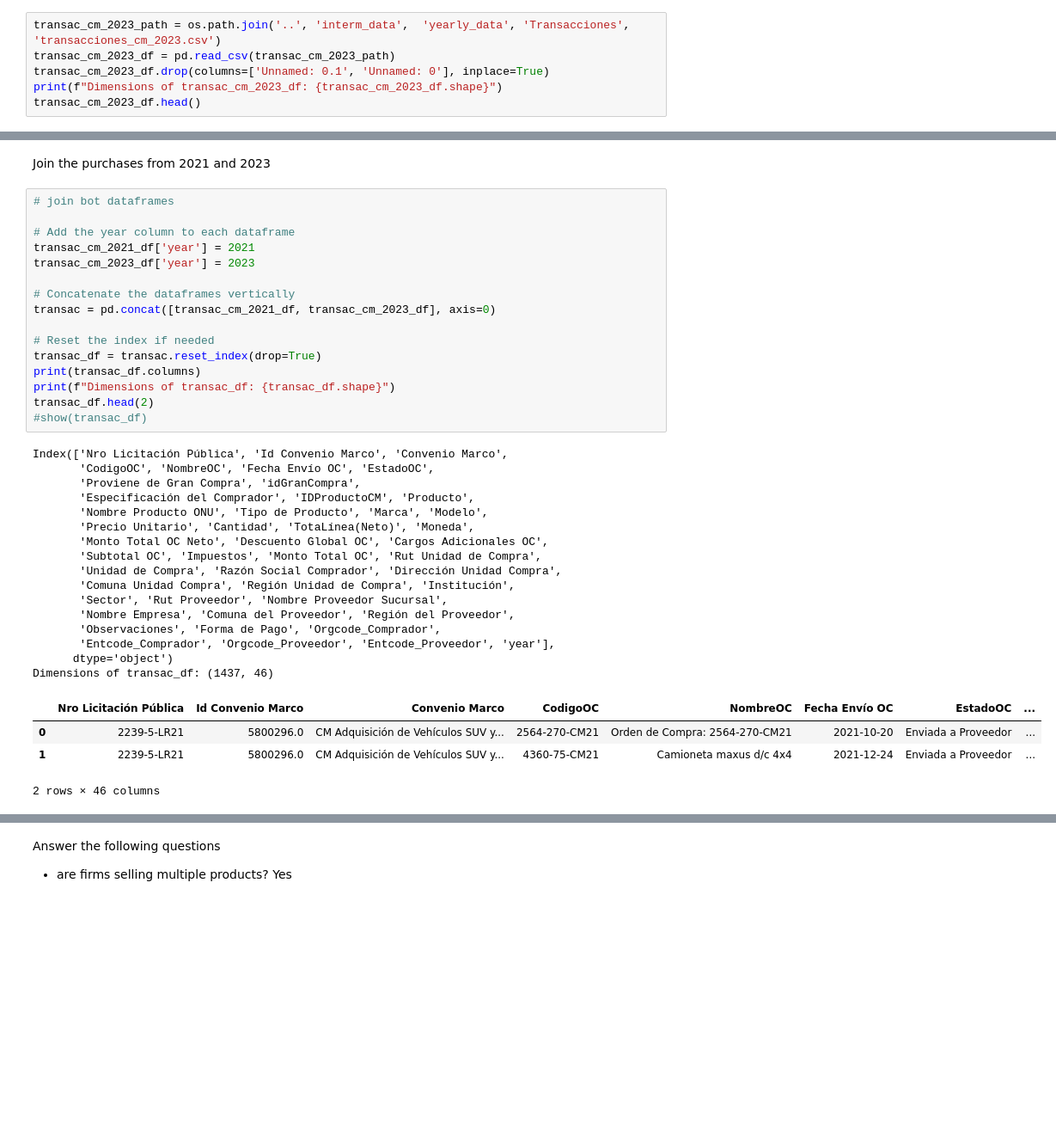
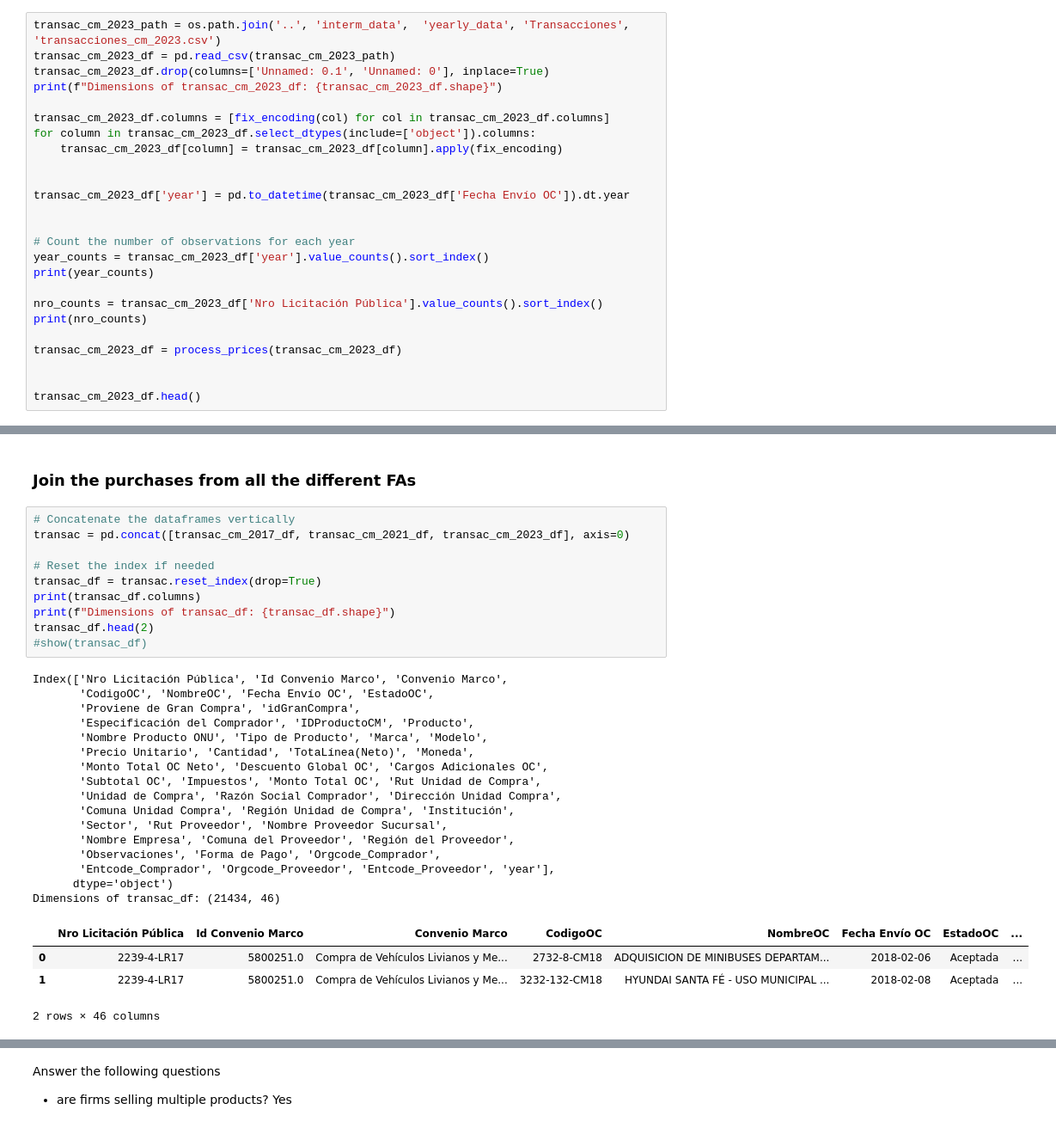
Before and after one commit to lucassschmitz/Procurement, a Jupyter notebook: convenio_marco/demand estimation.ipynb, the cells around one changed output, grey strips where cells are left out. Shown at 86% size. Cells and saved outputs as stored; diff of their text form; blank space fills up the shorter version.

```diff
--- a/convenio_marco/demand estimation.ipynb
+++ b/convenio_marco/demand estimation.ipynb
@@ -28,6 +195,25 @@ transac_cm_2023_path = os.path.join('..', 'interm_data',  'yearly_data', 'Transa
 transac_cm_2023_df = pd.read_csv(transac_cm_2023_path)
 transac_cm_2023_df.drop(columns=['Unnamed: 0.1', 'Unnamed: 0'], inplace=True)
 print(f"Dimensions of transac_cm_2023_df: {transac_cm_2023_df.shape}")
+
+transac_cm_2023_df.columns = [fix_encoding(col) for col in transac_cm_2023_df.columns]
+for column in transac_cm_2023_df.select_dtypes(include=['object']).columns:
+    transac_cm_2023_df[column] = transac_cm_2023_df[column].apply(fix_encoding)
+
+
+transac_cm_2023_df['year'] = pd.to_datetime(transac_cm_2023_df['Fecha Envío OC']).dt.year
+
+
+# Count the number of observations for each year
+year_counts = transac_cm_2023_df['year'].value_counts().sort_index()
+print(year_counts)
+
+nro_counts = transac_cm_2023_df['Nro Licitación Pública'].value_counts().sort_index()
+print(nro_counts)
+
+transac_cm_2023_df = process_prices(transac_cm_2023_df)
+
+
 transac_cm_2023_df.head()
 # %% [output]
 Dimensions of transac_cm_2023_df: (366, 45)
@@ -41,39 +234,33 @@ Dimensions of transac_cm_2023_df: (366, 45)
-# %% [markdown]
-Join the purchases from 2021 and 2023
+# %% [markdown]
+### Join the purchases from all the different FAs
 # %%
-# join bot dataframes
-
-# Add the year column to each dataframe
-transac_cm_2021_df['year'] = 2021
-transac_cm_2023_df['year'] = 2023
-
 # Concatenate the dataframes vertically
-transac = pd.concat([transac_cm_2021_df, transac_cm_2023_df], axis=0)
+transac = pd.concat([transac_cm_2017_df, transac_cm_2021_df, transac_cm_2023_df], axis=0)
 
 # Reset the index if needed
 transac_df = transac.reset_index(drop=True)
 print(transac_df.columns)
 print(f"Dimensions of transac_df: {transac_df.shape}")
 transac_df.head(2)
 #show(transac_df)
 # %% [output]
 Index(['Nro Licitación Pública', 'Id Convenio Marco', 'Convenio Marco',
        'CodigoOC', 'NombreOC', 'Fecha Envío OC', 'EstadoOC',
        'Proviene de Gran Compra', 'idGranCompra',
        'Especificación del Comprador', 'IDProductoCM', 'Producto',
        'Nombre Producto ONU', 'Tipo de Producto', 'Marca', 'Modelo',
        'Precio Unitario', 'Cantidad', 'TotaLínea(Neto)', 'Moneda',
        'Monto Total OC Neto', 'Descuento Global OC', 'Cargos Adicionales OC',
        'Subtotal OC', 'Impuestos', 'Monto Total OC', 'Rut Unidad de Compra',
        'Unidad de Compra', 'Razón Social Comprador', 'Dirección Unidad Compra',
        'Comuna Unidad Compra', 'Región Unidad de Compra', 'Institución',
        'Sector', 'Rut Proveedor', 'Nombre Proveedor Sucursal',
        'Nombre Empresa', 'Comuna del Proveedor', 'Región del Proveedor',
        'Observaciones', 'Forma de Pago', 'Orgcode_Comprador',
        'Entcode_Comprador', 'Orgcode_Proveedor', 'Entcode_Proveedor', 'year'],
       dtype='object')
-Dimensions of transac_df: (1437, 46)
+Dimensions of transac_df: (21434, 46)
 |  | Nro Licitación Pública | Id Convenio Marco | Convenio Marco | CodigoOC | NombreOC | Fecha Envío OC | EstadoOC | ... |
-| 0 | 2239-5-LR21 | 5800296.0 | CM Adquisición de Vehículos SUV y... | 2564-270-CM21 | Orden de Compra: 2564-270-CM21 | 2021-10-20 | Enviada a Proveedor | ... |
-| 1 | 2239-5-LR21 | 5800296.0 | CM Adquisición de Vehículos SUV y... | 4360-75-CM21 | Camioneta maxus d/c 4x4 | 2021-12-24 | Enviada a Proveedor | ... |
+| 0 | 2239-4-LR17 | 5800251.0 | Compra de Vehículos Livianos y Me... | 2732-8-CM18 | ADQUISICION DE MINIBUSES DEPARTAM... | 2018-02-06 | Aceptada | ... |
+| 1 | 2239-4-LR17 | 5800251.0 | Compra de Vehículos Livianos y Me... | 3232-132-CM18 | HYUNDAI SANTA FÉ - USO MUNICIPAL ... | 2018-02-08 | Aceptada | ... |
 2 rows × 46 columns
```
Also changed, not shown: parts of 25 cells of this notebook, 7 other files.
